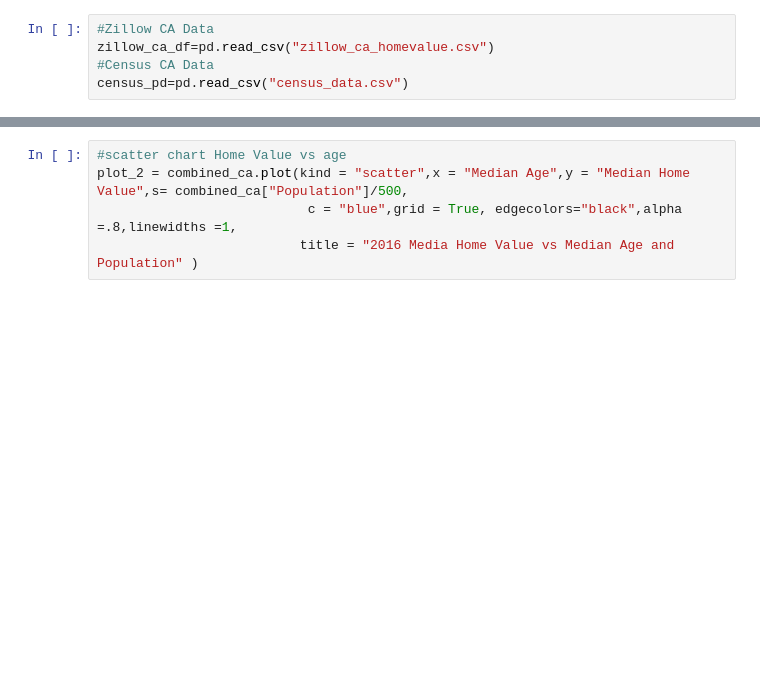
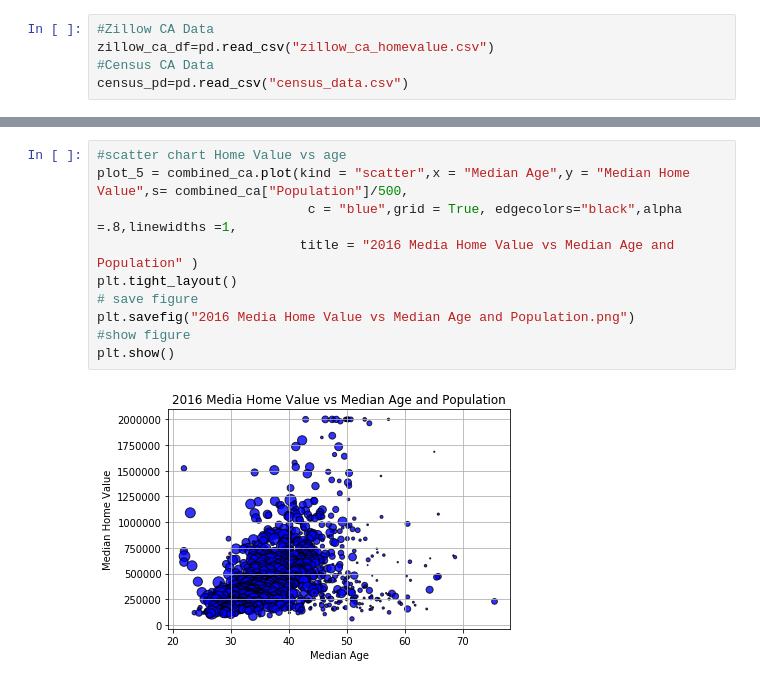
Before and after one commit to jwu047/Housing_Prices_CA, a Jupyter notebook: Combine_Census_Zillow_CA.ipynb, the cells around one changed output, grey strips where cells are left out. Cells and saved outputs as stored; diff of their text form; blank space fills up the shorter version.

```diff
--- a/Combine_Census_Zillow_CA.ipynb
+++ b/Combine_Census_Zillow_CA.ipynb
@@ -57,5 +142,12 @@ plot_3 = combined_ca.plot(kind = "scatter",x = "Household Income",y = "average r
 # %%
 #scatter chart Home Value vs age
-plot_2 = combined_ca.plot(kind = "scatter",x = "Median Age",y = "Median Home Value",s= combined_ca["Population"]/500,
+plot_5 = combined_ca.plot(kind = "scatter",x = "Median Age",y = "Median Home Value",s= combined_ca["Population"]/500,
                            c = "blue",grid = True, edgecolors="black",alpha =.8,linewidths =1,
                           title = "2016 Media Home Value vs Median Age and Population" )
+plt.tight_layout()
+# save figure
+plt.savefig("2016 Media Home Value vs Median Age and Population.png")
+#show figure
+plt.show()
+# %% [output]
+[figure, added]
```
Also changed, not shown: parts of 20 cells of this notebook.
